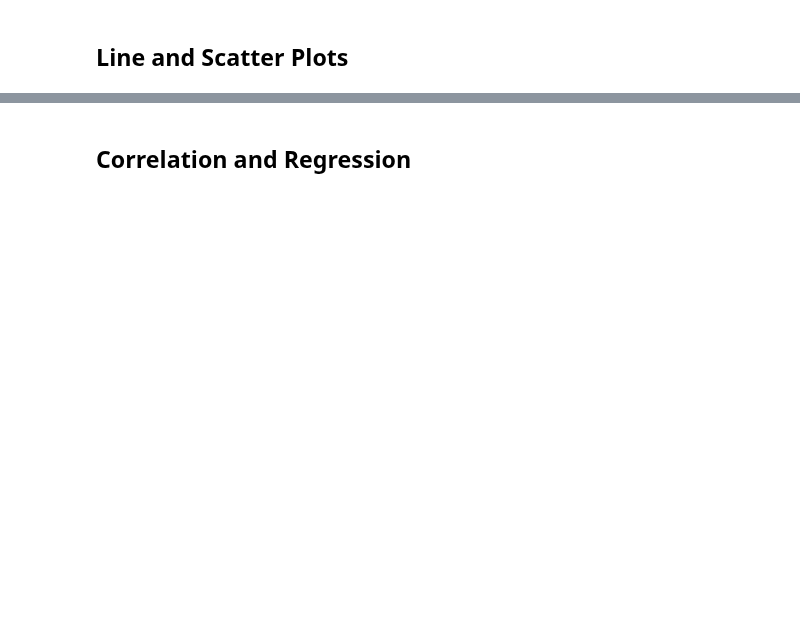
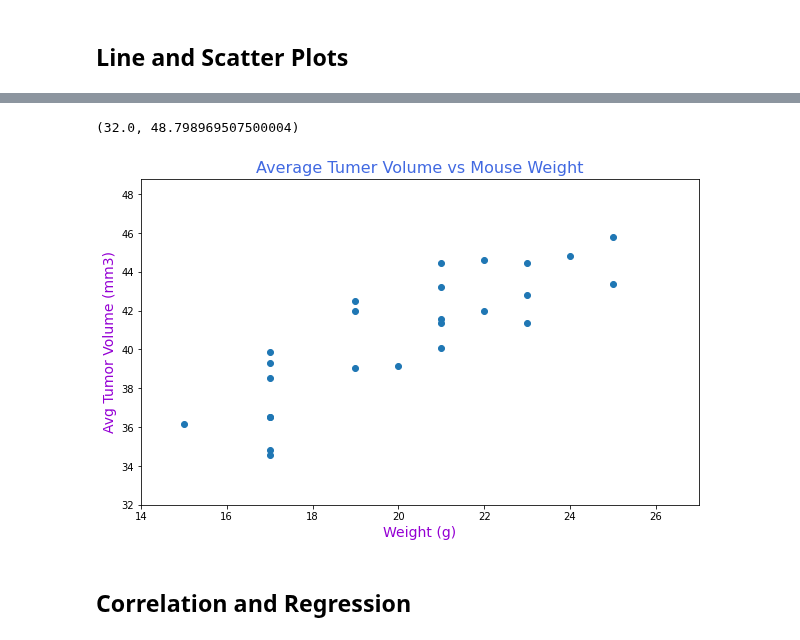
Before and after one commit to divya-gh/Matplotlib-Challenge, a Jupyter notebook: Pymaceuticals/pymaceuticals_starter.ipynb, the cells around one changed output, grey strips where cells are left out. Saved outputs shown, nothing was run; the diff lists cells and outputs as text; code cells hidden in the pictures; blank space fills up the shorter version.

```diff
--- a/Pymaceuticals/pymaceuticals_starter.ipynb
+++ b/Pymaceuticals/pymaceuticals_starter.ipynb
@@ -469,3 +495,18 @@ plt.show()
+# %%
+# Generate a scatter plot of average tumor volume vs. mouse weight for the Capomulin regimen
+Capomulin_Scatter = Capomulin_df[['Mouse ID','Weight (g)','Tumor Volume (mm3)']].groupby('Mouse ID')
+y_axis =Capomulin_Scatter['Tumor Volume (mm3)'].mean()
+x_axis = Capomulin_Scatter['Weight (g)'].first()
+plt.figure(figsize=(10,6))
+plt.scatter(x_axis, y_axis)
+plt.title("Average Tumer Volume vs Mouse Weight" , fontsize =16 ,color ="royalblue" )
+plt.xlabel('Weight (g)',fontsize =14 ,color ="darkviolet" )
+plt.ylabel('Avg Tumor Volume (mm3)',fontsize =14 ,color ="darkviolet" )
+plt.xlim(14 , max(x_axis)+2)
+plt.ylim(32 , max(y_axis)+3)
+# %% [output]
+(32.0, 48.798969507500004)
+[figure, added]
 # %% [markdown]
 ## Correlation and Regression
 # %%
```
Also changed, not shown: parts of 14 cells of this notebook.
